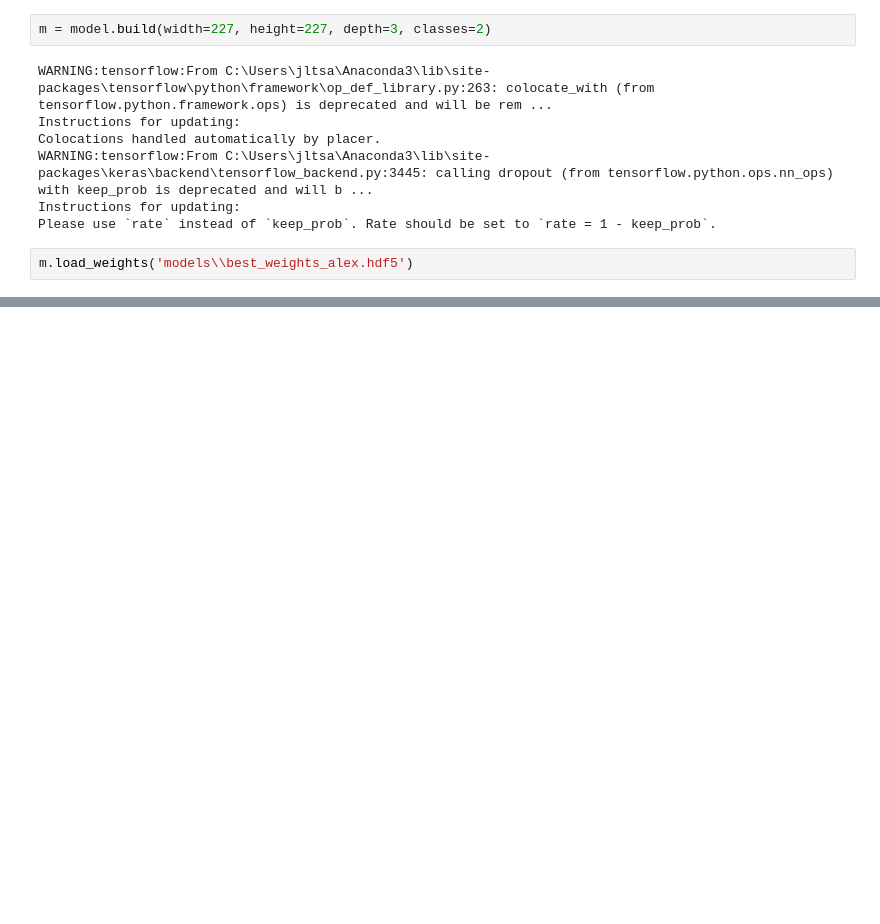
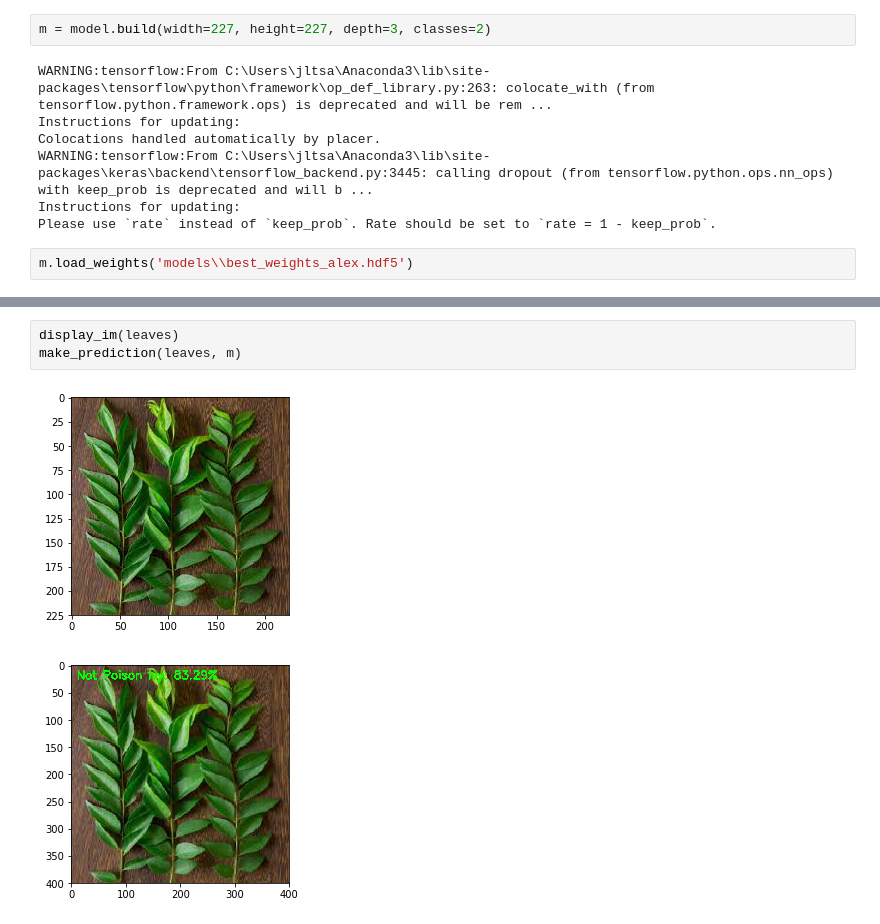
Before and after one commit to jltsao88/Capstone_Project_2, a Jupyter notebook: Binary_Classification_CNN.ipynb, the cells around one changed output, grey strips where cells are left out. Drawn from its saved outputs; the diff is of its cells as text; blank space fills up the shorter version.

```diff
--- a/Binary_Classification_CNN.ipynb
+++ b/Binary_Classification_CNN.ipynb
@@ -191,0 +219,6 @@ make_prediction(ivy1, m)
+# %%
+display_im(leaves)
+make_prediction(leaves, m)
+# %% [output]
+[figure, added]
+[figure, added]
```
Also changed, not shown: parts of 12 cells of this notebook.
